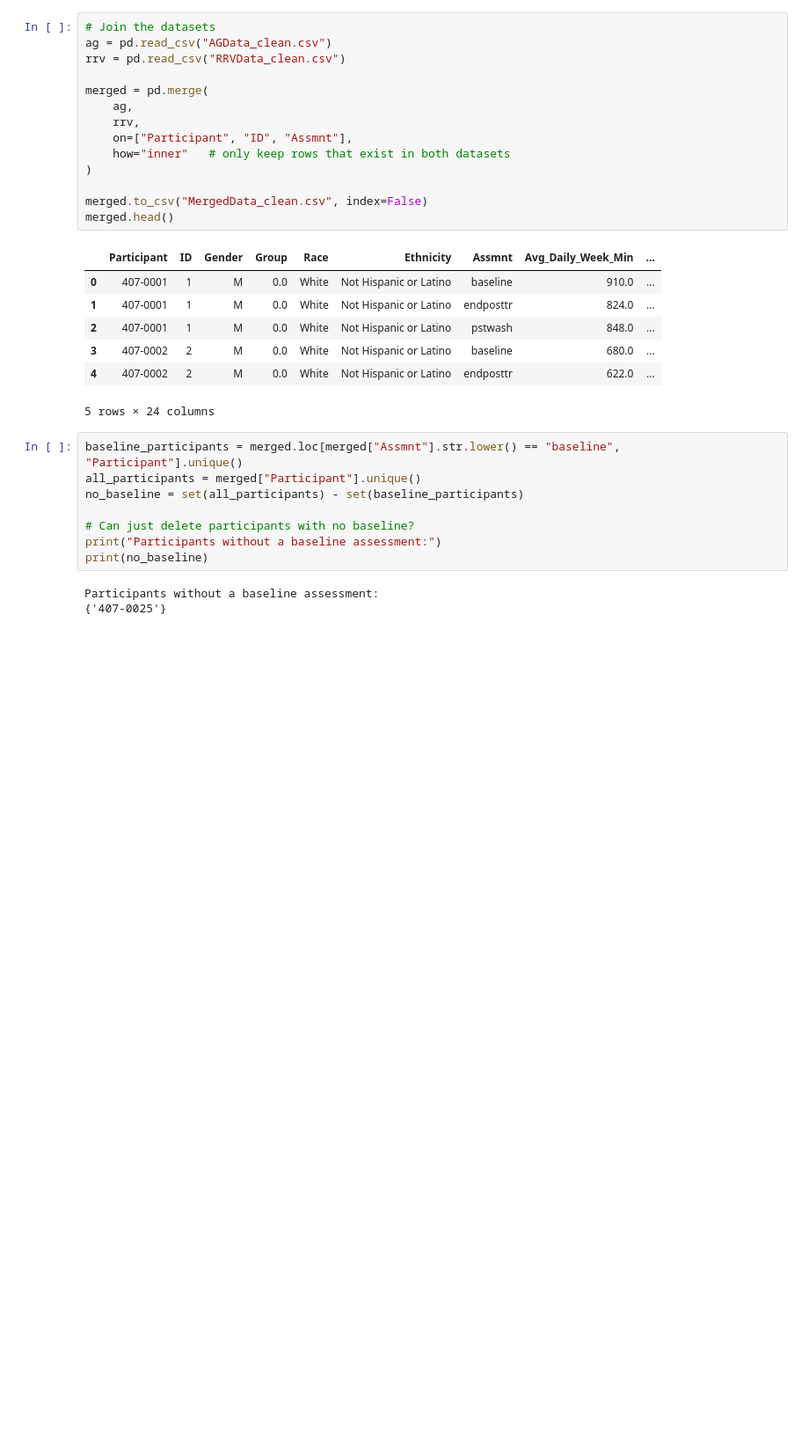
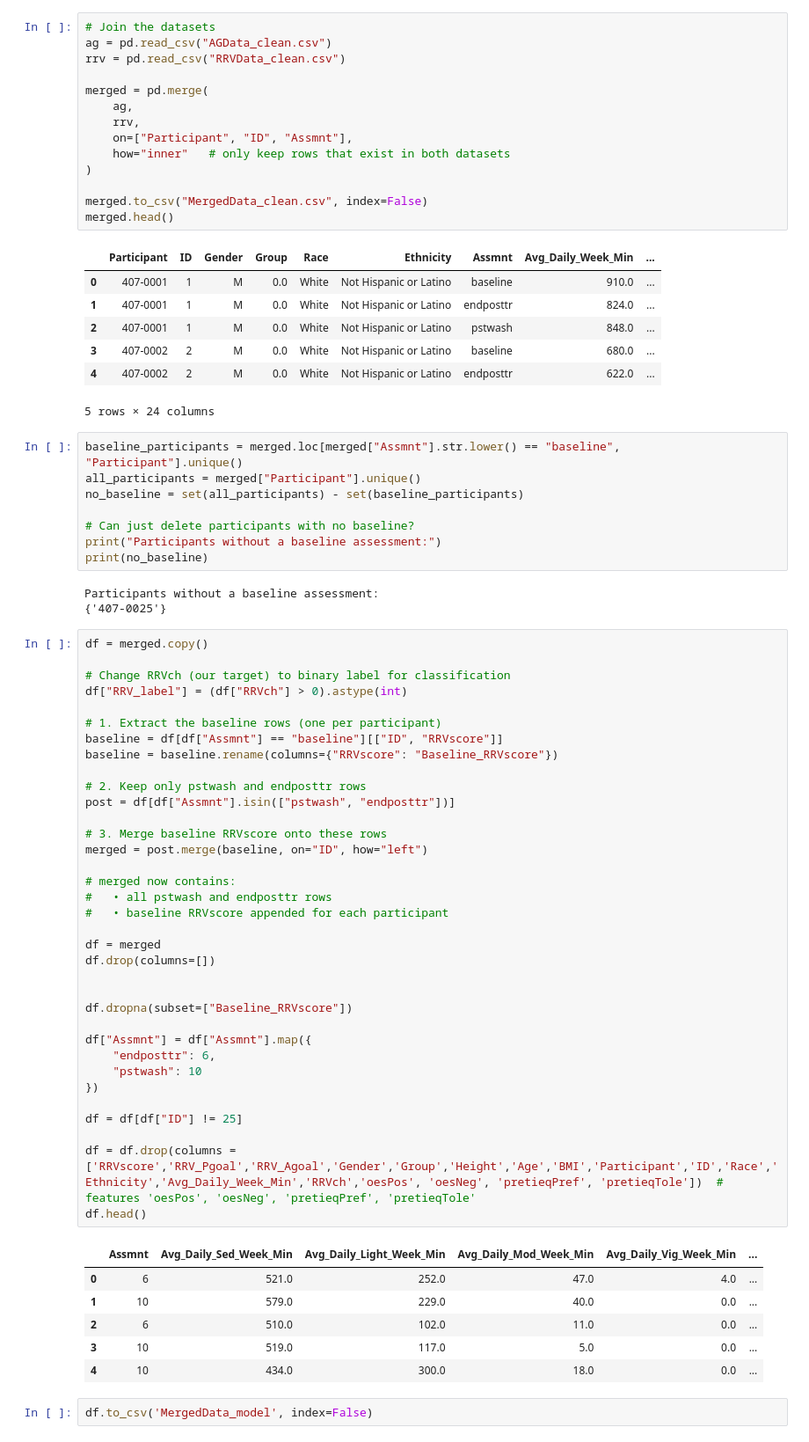
Before and after one commit to JainAnnanya/rrv-activity-modeling-ml, a Jupyter notebook: fitness_eda.ipynb, the cells around one changed output. Shown at 88% size. Saved outputs shown, nothing was run; the diff lists cells and outputs as text; blank space fills up the shorter version.

Commit message:
Export CSV for model predictions

```diff
--- a/fitness_eda.ipynb
+++ b/fitness_eda.ipynb
@@ -353,3 +353,47 @@ print(no_baseline)
 # %% [output]
 Participants without a baseline assessment:
 {'407-0025'}
+# %%
+df = merged.copy()
+
+# Change RRVch (our target) to binary label for classification
+df["RRV_label"] = (df["RRVch"] > 0).astype(int)
+
+# 1. Extract the baseline rows (one per participant)
+baseline = df[df["Assmnt"] == "baseline"][["ID", "RRVscore"]]
+baseline = baseline.rename(columns={"RRVscore": "Baseline_RRVscore"})
+
+# 2. Keep only pstwash and endposttr rows
+post = df[df["Assmnt"].isin(["pstwash", "endposttr"])]
+
+# 3. Merge baseline RRVscore onto these rows
+merged = post.merge(baseline, on="ID", how="left")
+
+# merged now contains:
+#   • all pstwash and endposttr rows
+#   • baseline RRVscore appended for each participant
+
+df = merged
+df.drop(columns=[])
+
+
+df.dropna(subset=["Baseline_RRVscore"])
+
+df["Assmnt"] = df["Assmnt"].map({
+    "endposttr": 6,
+    "pstwash": 10
+})
+
+df = df[df["ID"] != 25]
+
+df = df.drop(columns = ['RRVscore','RRV_Pgoal','RRV_Agoal','Gender','Group','Height','Age','BMI','Participant','ID','Race','Ethnicity','Avg_Daily_Week_Min','RRVch','oesPos', 'oesNeg', 'pretieqPref', 'pretieqTole'])  # features 'oesPos', 'oesNeg', 'pretieqPref', 'pretieqTole'
+df.head()
+# %% [output]
+|  | Assmnt | Avg_Daily_Sed_Week_Min | Avg_Daily_Light_Week_Min | Avg_Daily_Mod_Week_Min | Avg_Daily_Vig_Week_Min | ... |
+| 0 | 6 | 521.0 | 252.0 | 47.0 | 4.0 | ... |
+| 1 | 10 | 579.0 | 229.0 | 40.0 | 0.0 | ... |
+| 2 | 6 | 510.0 | 102.0 | 11.0 | 0.0 | ... |
+| 3 | 10 | 519.0 | 117.0 | 5.0 | 0.0 | ... |
+| 4 | 10 | 434.0 | 300.0 | 18.0 | 0.0 | ... |
+# %%
+df.to_csv('MergedData_model', index=False)
```
Also changed, not shown: 2 other files.
